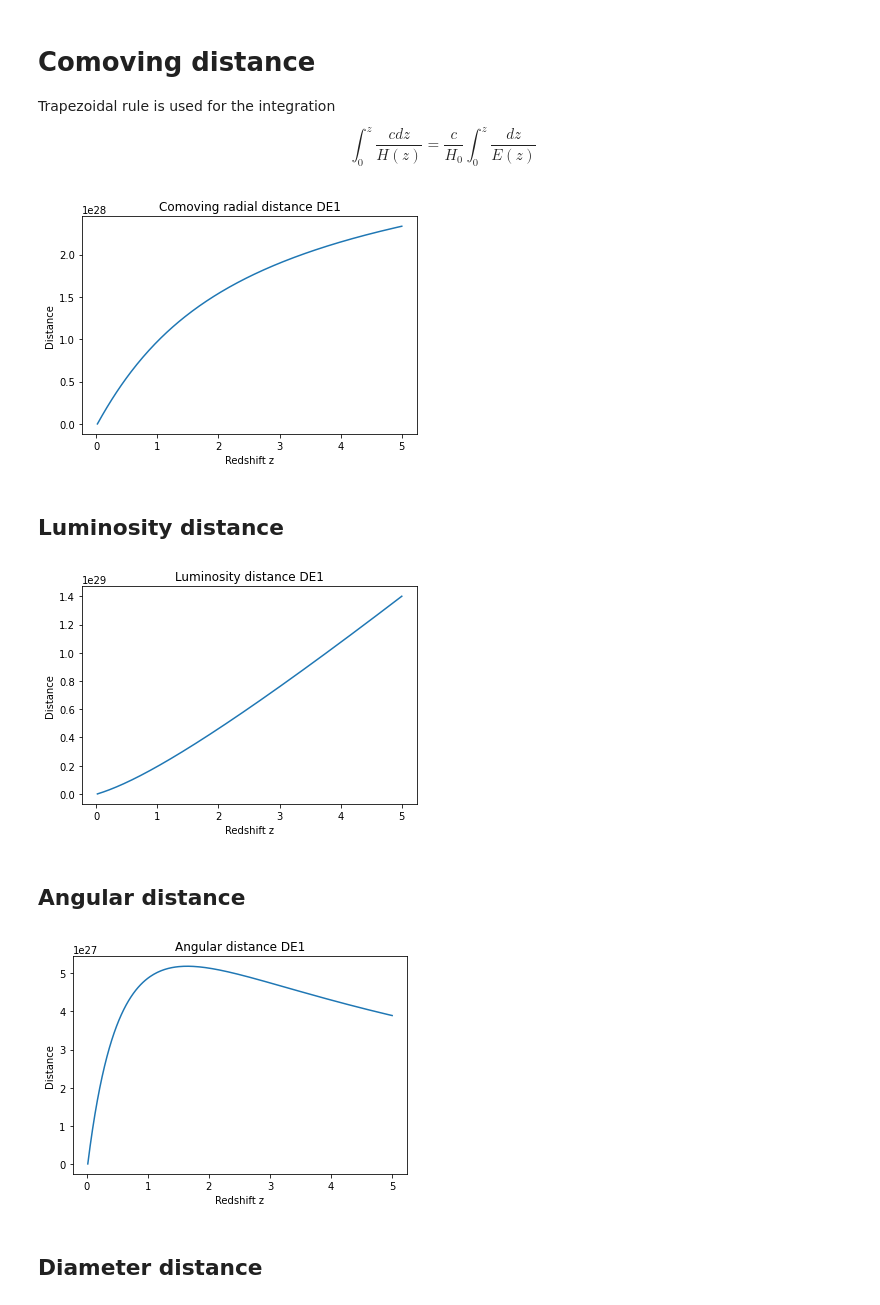
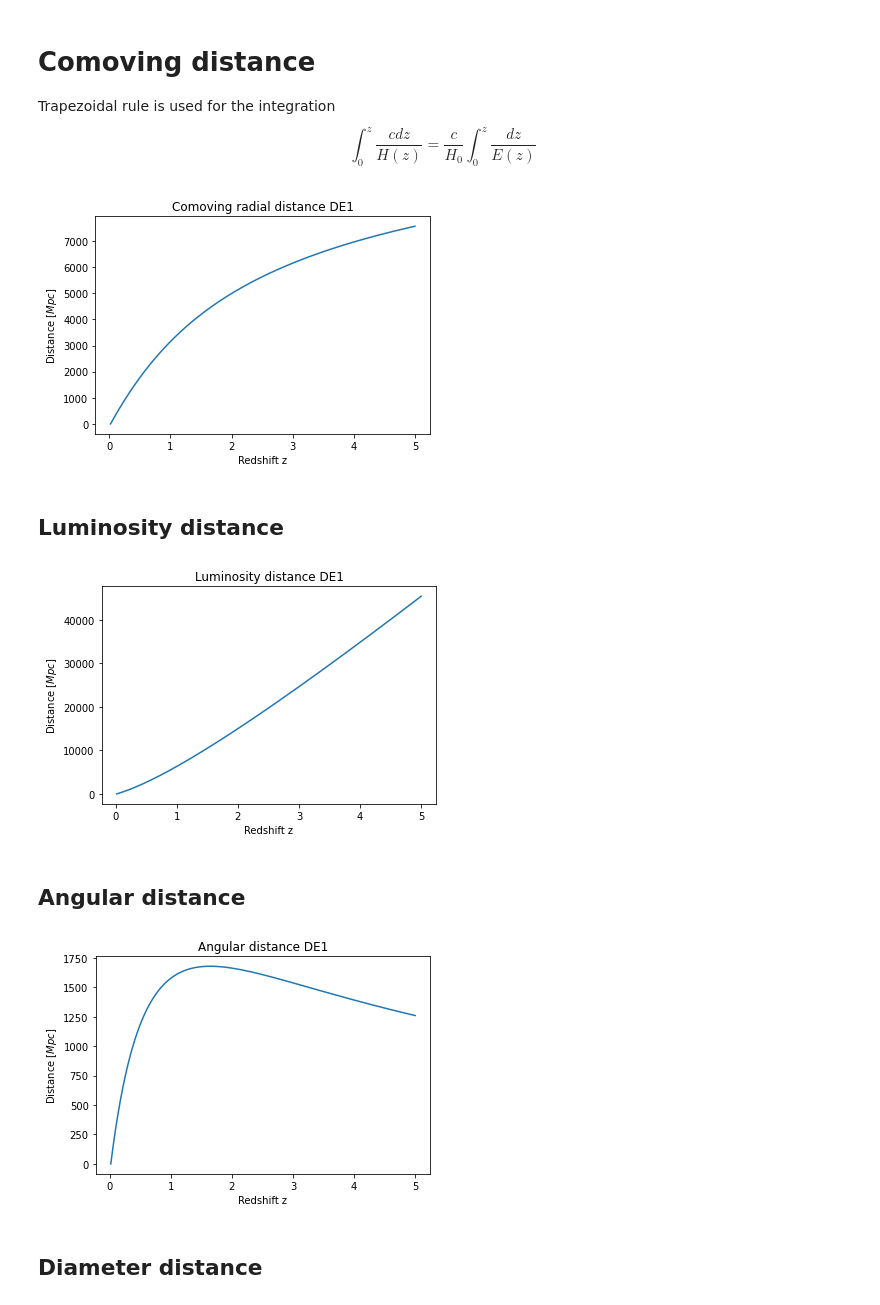
Before and after one commit to carle13/Galaxy-clusters-number-counts, a Jupyter notebook: analysis.ipynb, the cells around one changed output. Saved outputs shown, nothing was run; the diff lists cells and outputs as text; code cells hidden in the pictures.

```diff
--- a/analysis.ipynb
+++ b/analysis.ipynb
@@ -23,17 +25,17 @@ $$\int_{0}^{z}\frac{cdz}{H(z)} = \frac{c}{H_{0}} \int_{0}^{z}\frac{dz}{E(z)}$$
 integral = [None] * len(data)
 integral[0] = data[0]
 for i in range(1, len(data)):
-	integral[i] = integrate.cumtrapz(1.0 / data[i], data[0], initial=0) * 1.322433223e28 #4062228428.184282 # Times value of Hubble distance
+	integral[i] = integrate.cumtrapz(1.0 / data[i], data[0], initial=0) * 4282.7494 #4062228428.184282 # Times value of Hubble distance
 # %%
 comoving = integral
 plt.figure()
 plt.title('Comoving radial distance DE1')
 plt.xlabel('Redshift z')
-plt.ylabel('Distance')
+plt.ylabel('Distance [$Mpc$]')
 plt.plot(comoving[0], comoving[2])
 plt.show()
 # %% [output]
-[figure, old version]
+[figure, new version]
 # %% [markdown]
 ## Luminosity distance
 # %%
@@ -44,12 +46,12 @@ for i in range(1, len(data)):
 # %%
 plt.figure()
 plt.title('Luminosity distance DE1')
 plt.xlabel('Redshift z')
-plt.ylabel('Distance')
+plt.ylabel('Distance [$Mpc$]')
 plt.plot(luminosity[0], luminosity[2])
 plt.show()
 # %% [output]
-[figure, old version]
+[figure, new version]
 # %% [markdown]
 ## Angular distance
 # %%
@@ -61,11 +63,11 @@ for i in range(1, len(data)):
 plt.figure()
 plt.title('Angular distance DE1')
 plt.xlabel('Redshift z')
-plt.ylabel('Distance')
+plt.ylabel('Distance [$Mpc$]')
 plt.plot(angular[0], angular[2])
 plt.show()
 # %% [output]
-[figure, old version]
+[figure, new version]
 # %% [markdown]
 ## Diameter distance
 # %%
```
Also changed, not shown: parts of 13 cells of this notebook.
